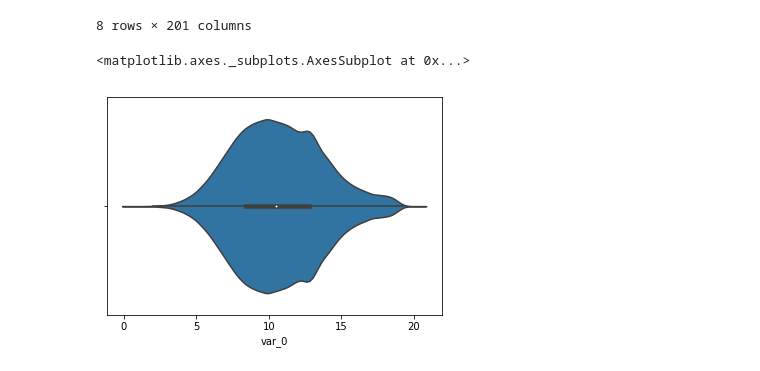
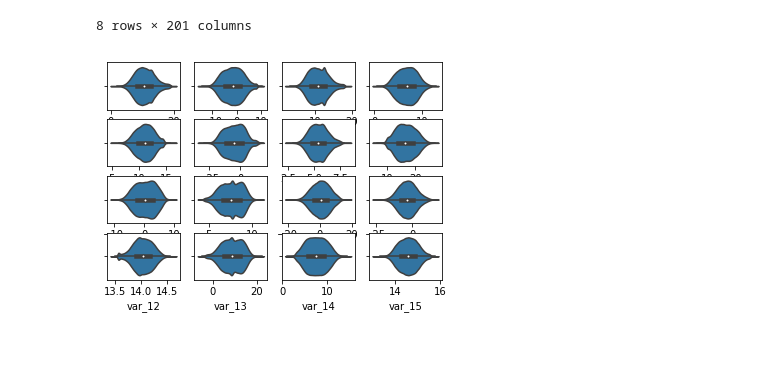
Before and after one commit to alexander-prutko/Santander, a Jupyter notebook: Santander.ipynb, the cells around one changed output. Drawn from its saved outputs; the diff is of its cells as text; code cells hidden in the pictures.

Commit message:
drawing plots

```diff
--- a/Santander.ipynb
+++ b/Santander.ipynb
@@ -23,8 +23,17 @@ data.describe()
 | 75% | 0.000000 | 12.758200 | 1.358625 | 12.516700 | 8.324100 | 12.261125 | 0.924800 | 6.003000 | 19.102900 | 2.937900 | ... | ... |
 | max | 1.000000 | 20.315000 | 10.376800 | 19.353000 | 13.188300 | 16.671400 | 17.251600 | 8.447700 | 27.691800 | 10.151300 | ... | ... |
 8 rows × 201 columns
-# %%
-sns.violinplot(data.var_0)
-# %% [output]
-<matplotlib.axes._subplots.AxesSubplot at 0x...>
-[figure, removed]
+# %%
+fig = plt.figure()
+
+ax = []
+plot_number = 16
+for i in range(plot_number):
+    ax.append(fig.add_subplot(4,4,i+1))
+
+var_prefix = "var_"
+for i in range(plot_number):
+    sns.violinplot(data[var_prefix+str(i)], ax=ax[i])
+#     sns.boxplot(data[var_prefix+str(i)], ax=ax[i])
+# %% [output]
+[figure, added]
```
